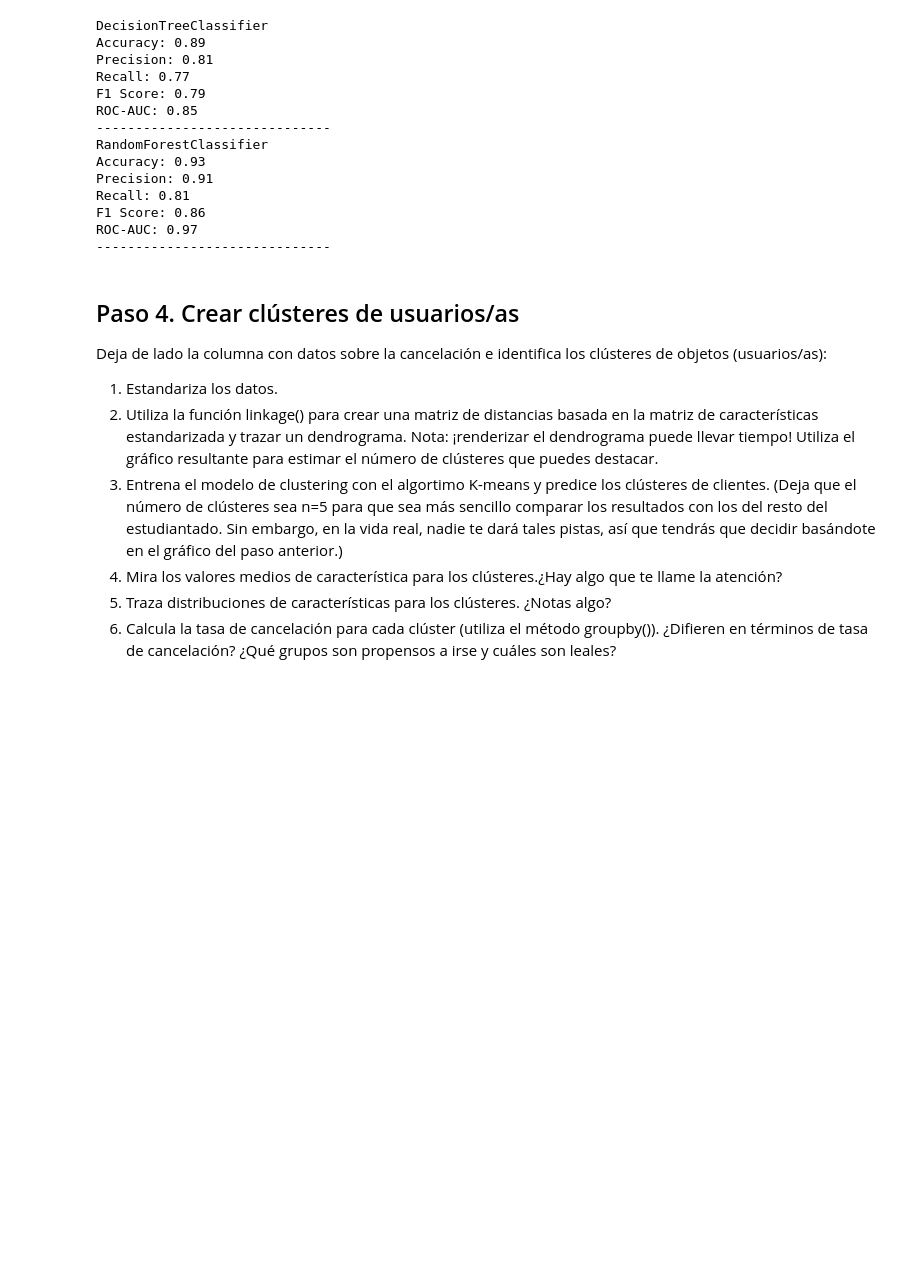
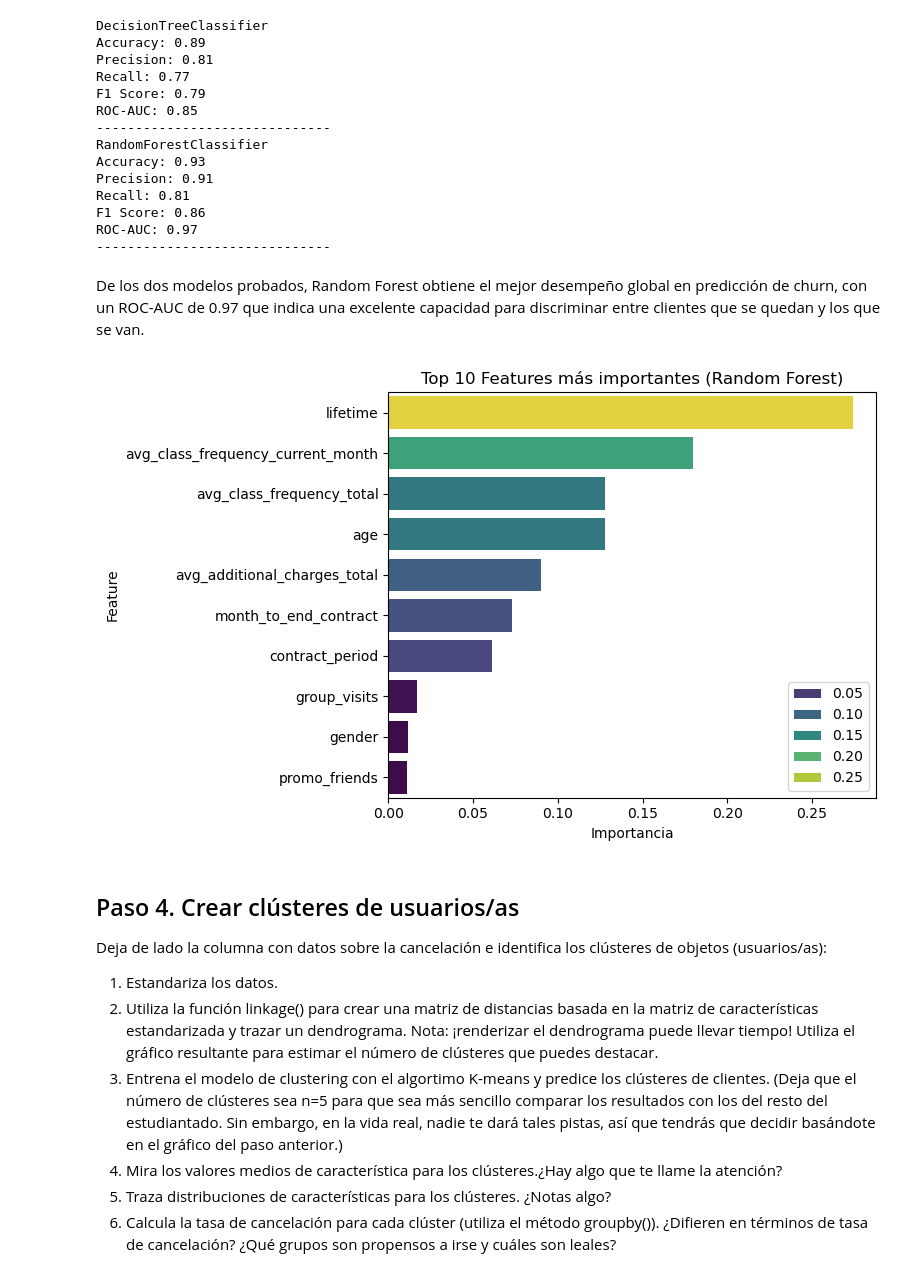
Before and after one commit to latostadorano/s_13, a Jupyter notebook: s13.ipynb, the cells around one changed output. Drawn from its saved outputs; the diff is of its cells as text; code cells hidden in the pictures; blank space fills up the shorter version.

```diff
--- a/s13.ipynb
+++ b/s13.ipynb
@@ -444,6 +447,27 @@ Recall: 0.81
 F1 Score: 0.86
 ROC-AUC: 0.97
 ------------------------------
+# %% [markdown]
+De los dos modelos probados, Random Forest obtiene el mejor desempeño global en predicción de churn, con un ROC-AUC de 0.97 que indica una excelente capacidad para discriminar entre clientes que se quedan y los que se van.
+# %%
+# Importancia de features del Random Forest
+
+# Usamos el Random Forest ya entrenado
+rf_model = RandomForestClassifier(n_estimators=100, random_state=1)
+rf_model.fit(X_train_st, y_train)
+
+feature_importances = pd.Series(rf_model.feature_importances_, index=X.columns)
+feature_importances = feature_importances.sort_values(ascending=False)[:10]  # Top 10
+
+plt.figure(figsize=(8,5))
+sns.barplot(x=feature_importances.values, y=feature_importances.index, hue = feature_importances.values, palette='viridis')
+plt.title('Top 10 Features más importantes (Random Forest)')
+plt.xlabel('Importancia')
+plt.ylabel('Feature')
+plt.tight_layout()
+plt.show()
+# %% [output]
+[figure, added]
 # %% [markdown]
 ## Paso 4. Crear clústeres de usuarios/as
 Deja de lado la columna con datos sobre la cancelación e identifica los clústeres de objetos (usuarios/as):
```
Also changed, not shown: parts of 11 cells of this notebook.
